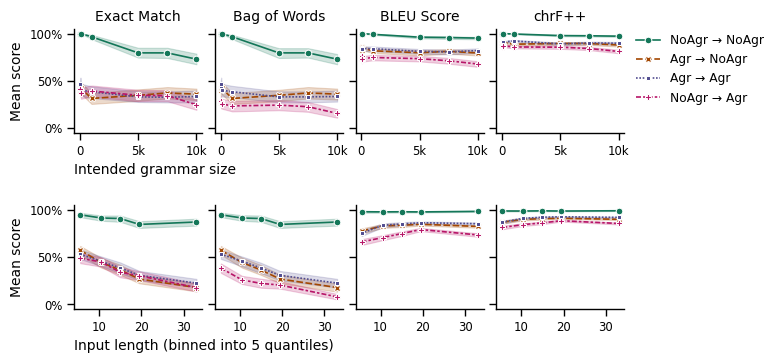
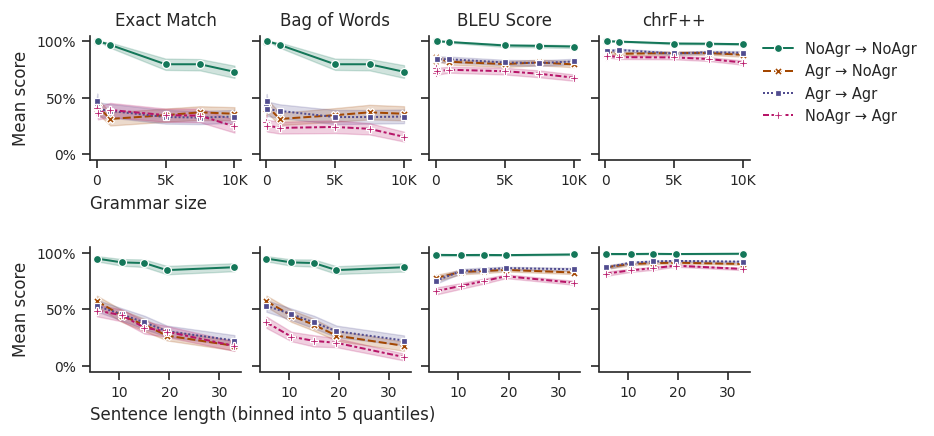
The notebook cell's code change between the first figure and the second:
--- before
+++ after
@@ -1,6 +1,6 @@
 if len(plot_length_df):
     PERF_METRICS = ["Exact Match", "Bag of Words", "BLEU Score", "chrF++"]
-    fig = plt.figure(figsize=(aes.PAPER_WIDTH_IN, aes.FIG_HEIGHT_DOUBLEROW_DIFFAXES_IN))
-    grid = fig.add_gridspec(2, len(PERF_METRICS), wspace=0.1, hspace=0.7)
+    fig = plt.figure(figsize=(aes.COLM_PAPER_WIDTH_IN, 1* aes.FIG_HEIGHT_DOUBLEROW_DIFFAXES_IN))
+    grid = fig.add_gridspec(2, len(PERF_METRICS), wspace=0.12, hspace=0.7)
 
     with sns.plotting_context("paper", font_scale=1, rc=aes.rcs):
@@ -27,5 +27,5 @@
                     )
                     ax.set_xlabel(
-                        "Input length (binned into 5 quantiles)",
+                        "Sentence length (binned into 5 quantiles)",
                         loc="left" if i == 0 else "center",
                     )
@@ -47,5 +47,5 @@
                     )
                     ax.set_xlabel(
-                        "Intended grammar size",
+                        "Grammar size",
                         loc="left" if i == 0 else "center",
                     )
@@ -59,5 +59,5 @@
                 ax.spines["right"].set_visible(False)
                 if r == 0:
-                    ax.set_title(metric_name)
+                    ax.set_title(metric_name, fontweight="normal", loc="center")
 
                 if i == 0:

Commit: notebooks: refresh experiment analyses and figures